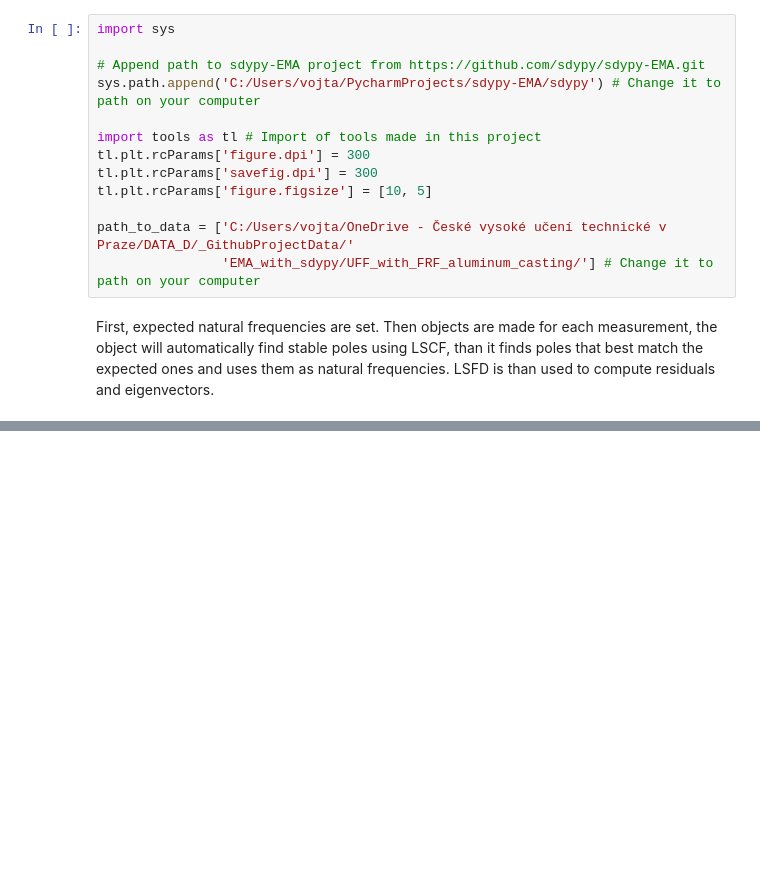
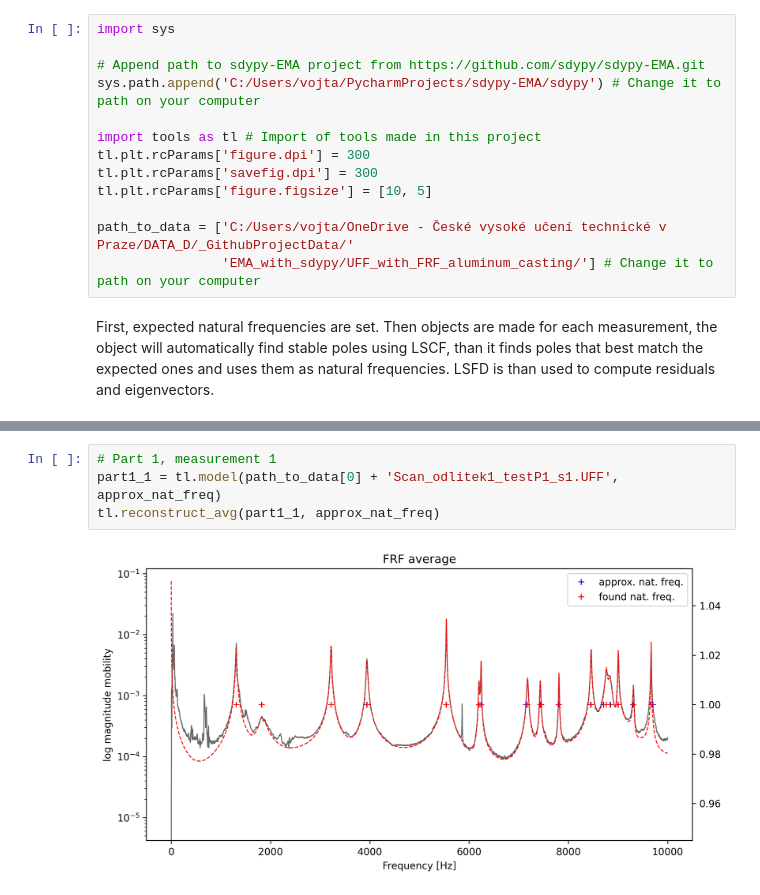
Before and after one commit to kopecvo2/EMA_with_sdypy, a Jupyter notebook: EMA on aluminum parts.ipynb, the cells around one changed output, grey strips where cells are left out. Saved outputs shown, nothing was run; the diff lists cells and outputs as text; blank space fills up the shorter version.

```diff
--- a/EMA on aluminum parts.ipynb
+++ b/EMA on aluminum parts.ipynb
@@ -42 +23,7 @@ Expected and found nat. freq. differences in Hz:
+# %%
+# Part 1, measurement 1
+part1_1 = tl.model(path_to_data[0] + 'Scan_odlitek1_testP1_s1.UFF', approx_nat_freq)
+tl.reconstruct_avg(part1_1, approx_nat_freq)
+# %% [output]
+[figure, added]
 # %%
```
Also changed, not shown: parts of 46 cells of this notebook, 2 other files.
